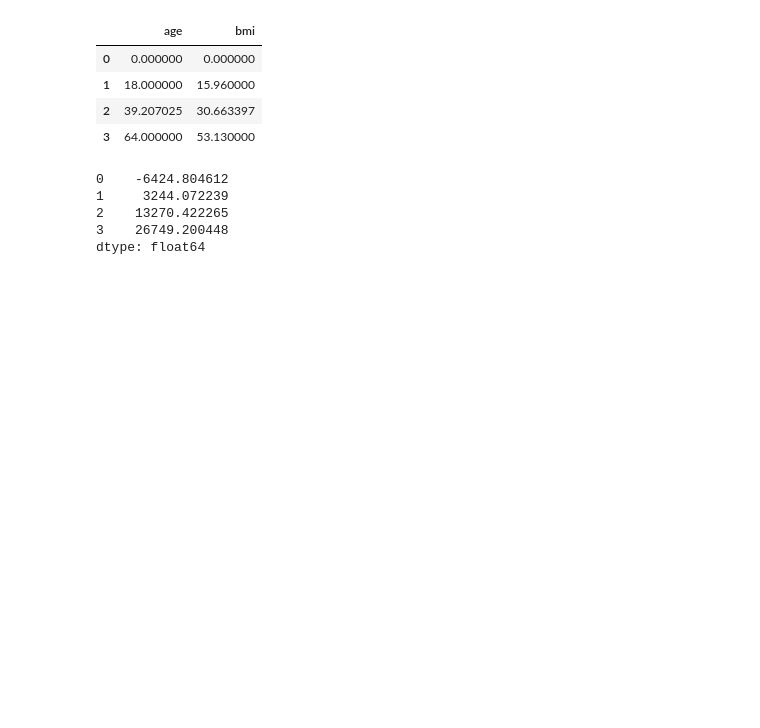
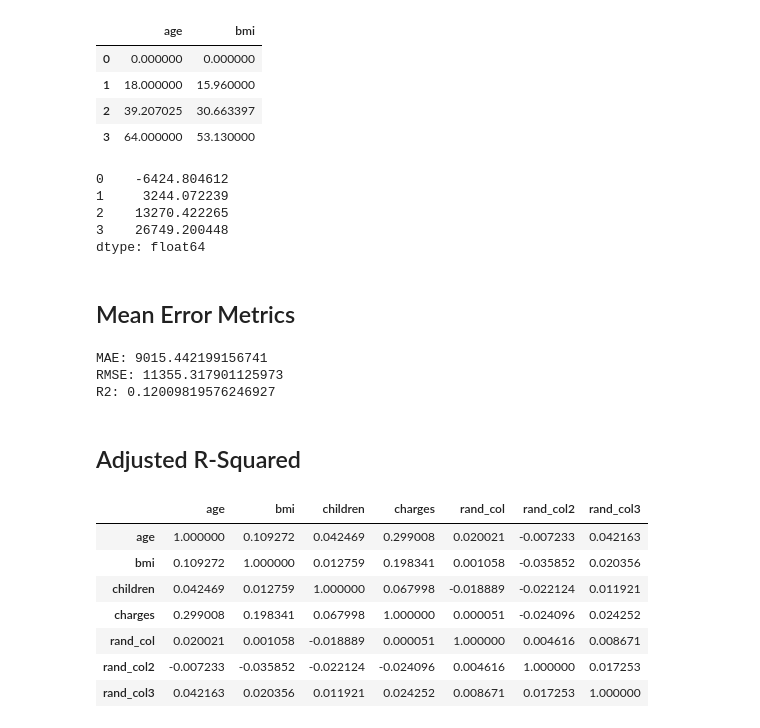
Before and after one commit to Camiloesp/PythonDataScience_SupervisedML, a Jupyter notebook: Regression_and_Forecasting/3_MultipleLinearRegression_Explination_summary().ipynb, the cells around one changed output. Drawn from its saved outputs; the diff is of its cells as text; code cells hidden in the pictures; blank space fills up the shorter version.

```diff
--- a/Regression_and_Forecasting/3_MultipleLinearRegression_Explination_summary().ipynb
+++ b/Regression_and_Forecasting/3_MultipleLinearRegression_Explination_summary().ipynb
@@ -171,0 +174,37 @@ X = sm.add_constant(insurance_df[['age', 'bmi', 'children', 'smoker_flag']])
+# %% [markdown]
+## Mean Error Metrics
+# %%
+from sklearn.metrics import mean_absolute_error as mae
+from sklearn.metrics import mean_squared_error as rmse # in future use root_mean_squared_error
+from sklearn.metrics import r2_score as r2
+
+print(f"MAE: {mae(y, model.predict())}")
+print(f"RMSE: {rmse(y, model.predict(), squared=False)}") # in future use root_mean_squared_error(y, model.predict())
+print(f"R2: {r2(y, model.predict())}")
+# %% [output]
+MAE: 9015.442199156741
+RMSE: 11355.317901125973
+R2: 0.12009819576246927
+# %% [markdown]
+## Adjusted R-Squared
+# %%
+import numpy as np
+
+rng = np.random.default_rng(12345)
+
+insurance_df = insurance_df.assign(
+    rand_col = rng.random(len(insurance_df)),
+    rand_col2 = rng.random(len(insurance_df)),
+    rand_col3 = rng.random(len(insurance_df))
+)
+
+insurance_df.corr(numeric_only=True)
+# %% [output]
+|  | age | bmi | children | charges | rand_col | rand_col2 | rand_col3 |
+| age | 1.000000 | 0.109272 | 0.042469 | 0.299008 | 0.020021 | -0.007233 | 0.042163 |
+| bmi | 0.109272 | 1.000000 | 0.012759 | 0.198341 | 0.001058 | -0.035852 | 0.020356 |
+| children | 0.042469 | 0.012759 | 1.000000 | 0.067998 | -0.018889 | -0.022124 | 0.011921 |
+| charges | 0.299008 | 0.198341 | 0.067998 | 1.000000 | 0.000051 | -0.024096 | 0.024252 |
+| rand_col | 0.020021 | 0.001058 | -0.018889 | 0.000051 | 1.000000 | 0.004616 | 0.008671 |
+| rand_col2 | -0.007233 | -0.035852 | -0.022124 | -0.024096 | 0.004616 | 1.000000 | 0.017253 |
+| rand_col3 | 0.042163 | 0.020356 | 0.011921 | 0.024252 | 0.008671 | 0.017253 | 1.000000 |
```
Also changed, not shown: parts of 3 cells of this notebook, 1 other file.
